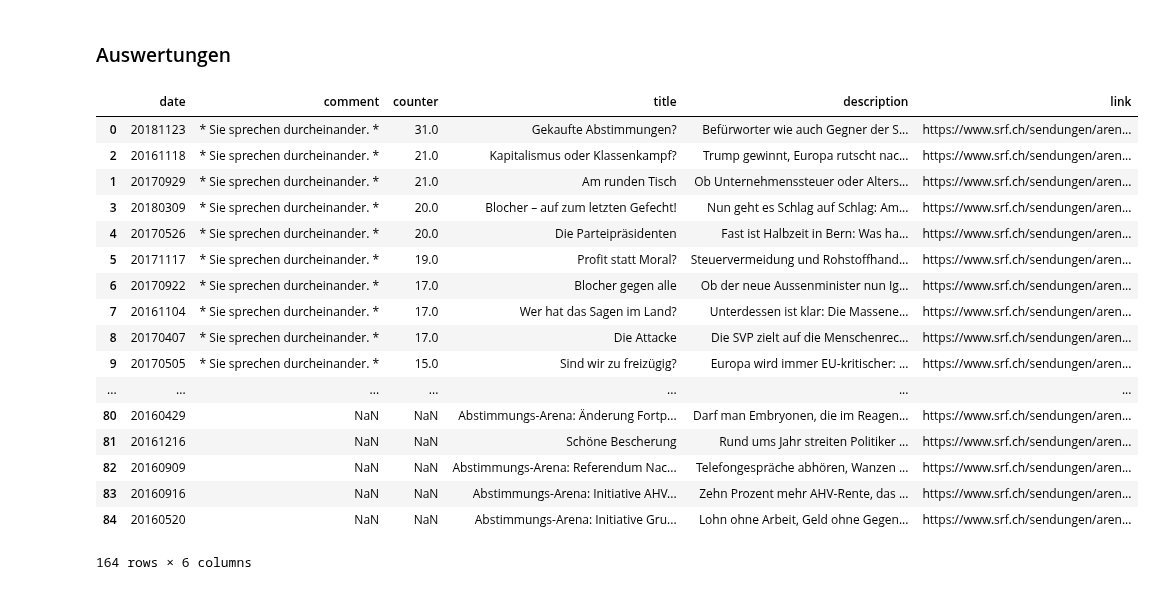
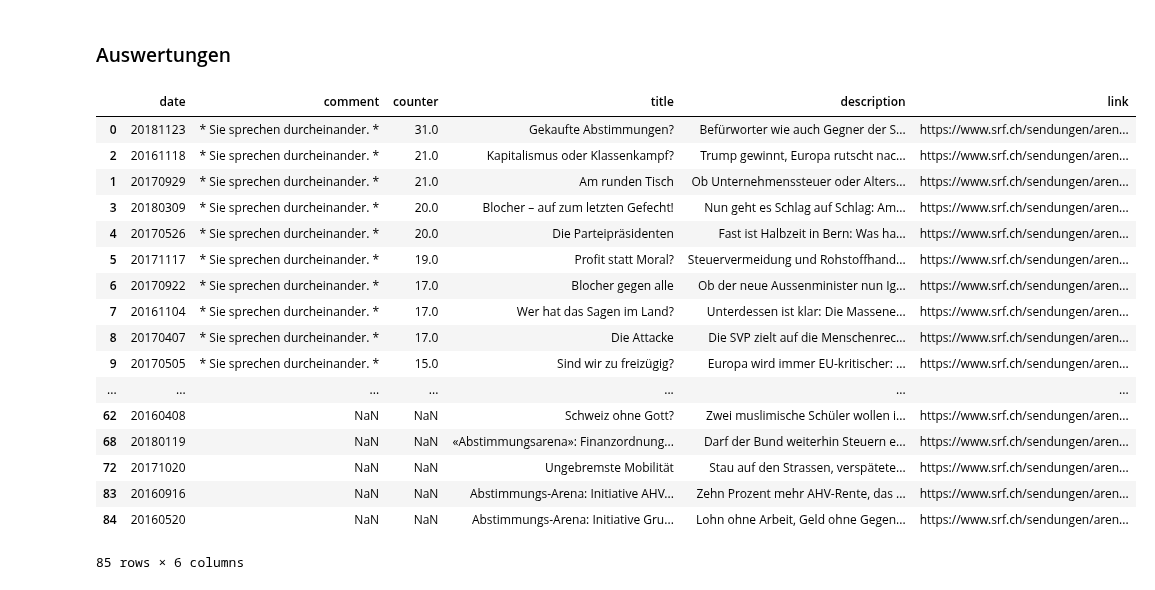
Before and after one commit to tamedia-ddj/teletext_arena_public, a Jupyter notebook: 0_SwissTXT_Analysis.ipynb, the cells around one changed output. Cells and saved outputs as stored; diff of their text form; code cells hidden in the pictures.

```diff
--- a/0_SwissTXT_Analysis.ipynb
+++ b/0_SwissTXT_Analysis.ipynb
@@ -248,25 +248,25 @@ comment_counter.to_csv("data/kommentare.csv")
 ### Auswertungen
 # %%
 ### look at most "chaotic" shows
-pd.concat([comment_counter[comment_counter.comment == "* Sie sprechen durcheinander. *"], sendungen], sort=False).sort_values(by="counter", ascending=False)
+pd.concat([comment_counter[comment_counter.comment == "* Sie sprechen durcheinander. *"], sendungen[~sendungen.date.isin(comment_counter[comment_counter.comment == "* Sie sprechen durcheinander. *"].date)]], sort=False).sort_values(by="counter", ascending=False)
 # %% [output]
 |  | date | comment | counter | title | description | link |
 | 0 | 20181123 | * Sie sprechen durcheinander. * | 31.0 | Gekaufte Abstimmungen? | Befürworter wie auch Gegner der S... | https://www.srf.ch/sendungen/aren... |
 | 2 | 20161118 | * Sie sprechen durcheinander. * | 21.0 | Kapitalismus oder Klassenkampf? | Trump gewinnt, Europa rutscht nac... | https://www.srf.ch/sendungen/aren... |
 | 1 | 20170929 | * Sie sprechen durcheinander. * | 21.0 | Am runden Tisch | Ob Unternehmenssteuer oder Alters... | https://www.srf.ch/sendungen/aren... |
 | 3 | 20180309 | * Sie sprechen durcheinander. * | 20.0 | Blocher – auf zum letzten Gefecht! | Nun geht es Schlag auf Schlag: Am... | https://www.srf.ch/sendungen/aren... |
 | 4 | 20170526 | * Sie sprechen durcheinander. * | 20.0 | Die Parteipräsidenten | Fast ist Halbzeit in Bern: Was ha... | https://www.srf.ch/sendungen/aren... |
 | 5 | 20171117 | * Sie sprechen durcheinander. * | 19.0 | Profit statt Moral? | Steuervermeidung und Rohstoffhand... | https://www.srf.ch/sendungen/aren... |
 | 6 | 20170922 | * Sie sprechen durcheinander. * | 17.0 | Blocher gegen alle | Ob der neue Aussenminister nun Ig... | https://www.srf.ch/sendungen/aren... |
 | 7 | 20161104 | * Sie sprechen durcheinander. * | 17.0 | Wer hat das Sagen im Land? | Unterdessen ist klar: Die Massene... | https://www.srf.ch/sendungen/aren... |
 | 8 | 20170407 | * Sie sprechen durcheinander. * | 17.0 | Die Attacke | Die SVP zielt auf die Menschenrec... | https://www.srf.ch/sendungen/aren... |
 | 9 | 20170505 | * Sie sprechen durcheinander. * | 15.0 | Sind wir zu freizügig? | Europa wird immer EU-kritischer: ... | https://www.srf.ch/sendungen/aren... |
 | ... | ... | ... | ... | ... | ... | ... |
-| 80 | 20160429 | NaN | NaN | Abstimmungs-Arena: Änderung Fortp... | Darf man Embryonen, die im Reagen... | https://www.srf.ch/sendungen/aren... |
-| 81 | 20161216 | NaN | NaN | Schöne Bescherung | Rund ums Jahr streiten Politiker ... | https://www.srf.ch/sendungen/aren... |
-| 82 | 20160909 | NaN | NaN | Abstimmungs-Arena: Referendum Nac... | Telefongespräche abhören, Wanzen ... | https://www.srf.ch/sendungen/aren... |
+| 62 | 20160408 | NaN | NaN | Schweiz ohne Gott? | Zwei muslimische Schüler wollen i... | https://www.srf.ch/sendungen/aren... |
+| 68 | 20180119 | NaN | NaN | «Abstimmungsarena»: Finanzordnung... | Darf der Bund weiterhin Steuern e... | https://www.srf.ch/sendungen/aren... |
+| 72 | 20171020 | NaN | NaN | Ungebremste Mobilität | Stau auf den Strassen, verspätete... | https://www.srf.ch/sendungen/aren... |
 | 83 | 20160916 | NaN | NaN | Abstimmungs-Arena: Initiative AHV... | Zehn Prozent mehr AHV-Rente, das ... | https://www.srf.ch/sendungen/aren... |
 | 84 | 20160520 | NaN | NaN | Abstimmungs-Arena: Initiative Gru... | Lohn ohne Arbeit, Geld ohne Gegen... | https://www.srf.ch/sendungen/aren... |
-164 rows × 6 columns
+85 rows × 6 columns
 # %%
 ### look at most "funny" shows
```
Also changed, not shown: parts of 1 cell of this notebook.
